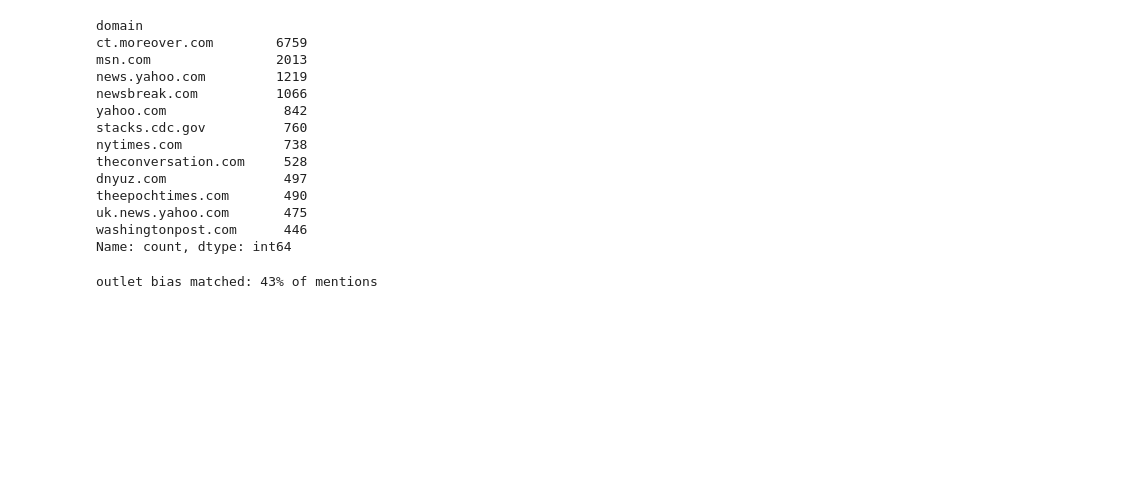
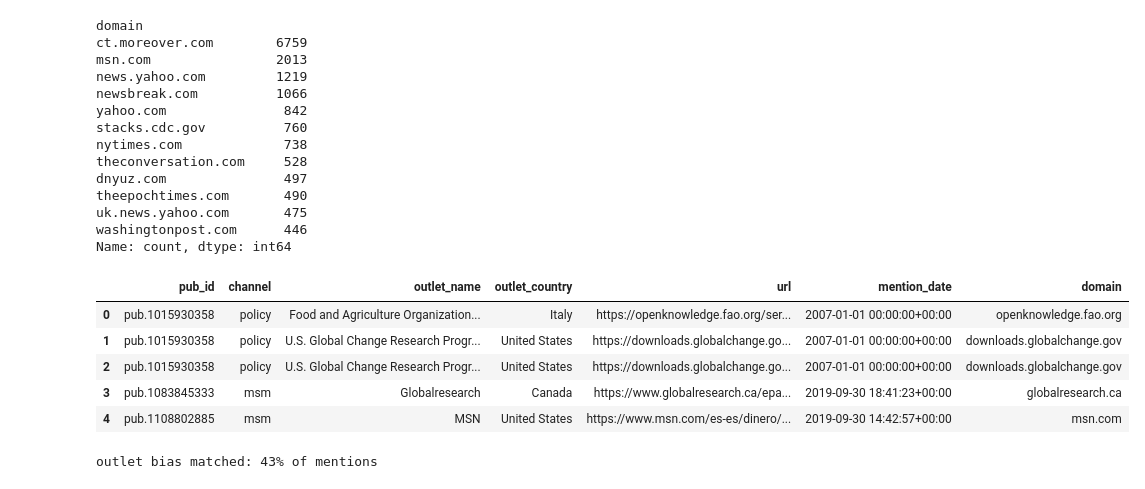
Before and after one commit to aoki-sherwoodb/partisan-science-mentions-icssi-2026, a Jupyter notebook: notebooks/poc_partisan_attention.ipynb, the cells around one changed output. Drawn from its saved outputs; the diff is of its cells as text; code cells hidden in the pictures; blank space fills up the shorter version.

```diff
--- a/notebooks/poc_partisan_attention.ipynb
+++ b/notebooks/poc_partisan_attention.ipynb
@@ -290,6 +302,15 @@ theepochtimes.com       490
 uk.news.yahoo.com       475
 washingtonpost.com      446
 Name: count, dtype: int64
+# %%
+news_policy.head()
+# %% [output]
+|  | pub_id | channel | outlet_name | outlet_country | url | mention_date | domain |
+| 0 | pub.1015930358 | policy | Food and Agriculture Organization... | Italy | https://openknowledge.fao.org/ser... | 2007-01-01 00:00:00+00:00 | openknowledge.fao.org |
+| 1 | pub.1015930358 | policy | U.S. Global Change Research Progr... | United States | https://downloads.globalchange.go... | 2007-01-01 00:00:00+00:00 | downloads.globalchange.gov |
+| 2 | pub.1015930358 | policy | U.S. Global Change Research Progr... | United States | https://downloads.globalchange.go... | 2007-01-01 00:00:00+00:00 | downloads.globalchange.gov |
+| 3 | pub.1083845333 | msm | Globalresearch | Canada | https://www.globalresearch.ca/epa... | 2019-09-30 18:41:23+00:00 | globalresearch.ca |
+| 4 | pub.1108802885 | msm | MSN | United States | https://www.msn.com/es-es/dinero/... | 2019-09-30 14:42:57+00:00 | msn.com |
 # %%
 bias_path = config.INPUT_DIR / "media_bias.csv"
 if bias_path.exists():
```
Also changed, not shown: parts of 5 cells of this notebook, 7 other files.
